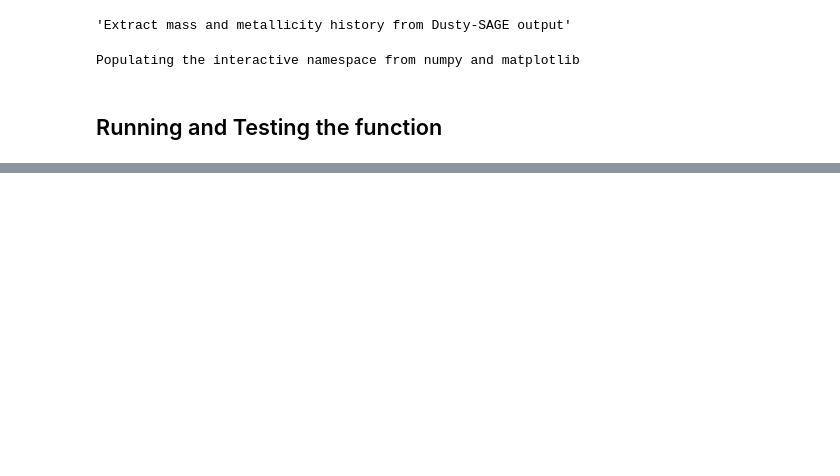
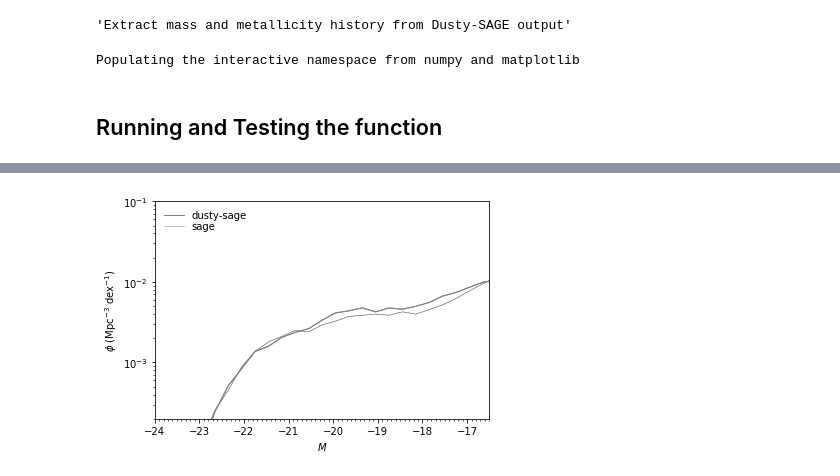
Before and after one commit to dptriani/mentari, a Jupyter notebook: For-dusty-sage.ipynb, the cells around one changed output, grey strips where cells are left out. Saved outputs shown, nothing was run; the diff lists cells and outputs as text; code cells hidden in the pictures; blank space fills up the shorter version.

```diff
--- a/For-dusty-sage.ipynb
+++ b/For-dusty-sage.ipynb
@@ -1156,0 +1189,2 @@ wavelength_v2, spectra_v2 = generate_SED_v2(0, age, mass_new, metals_new) #wavel
+# %%
+wavelength_sage_all, spectra_sage_all = generate_SED(0,age, mass_sage, metals_sage)
@@ -1157,5 +1194,5 @@ wavelength_v2, spectra_v2 = generate_SED_v2(0, age, mass_new, metals_new) #wavel
 # %%
-filter_list = ('Sdss_u', 'Sdss_g', 'Sdss_r', 'Sdss_i', 'Sdss_z')
+filter_list = ('TwoMass_Ks', 'Sdss_u', 'Sdss_g', 'Sdss_r', 'Sdss_i', 'Sdss_z')
 z = 0.
 # %%
 plt.plot(age, np.log10(mass_new[0]), label = "mentari")
@@ -1225,3 +1262,7 @@ mab_list_new = mab(wavelength_all_new, spectra_all_new_v2, filter_list, z)
+# %%
+mab_list_dusty = compute_mab(wavelength_dusty_all, spectra_dusty_all, filter_list, z)
+# %%
+mab_list_sage = compute_mab(wavelength_sage_all, spectra_sage_all, filter_list, z)
 # %%
 mab_list_old = mtr.mab(wavelength_all_old, spectra_all_old / Hubble_h, filter_list, z)
 # %%
@@ -1229,7 +1270,7 @@ mab_list_old = mtr.mab(wavelength_all_old, spectra_all_old / Hubble_h, filter_li
 
 hubble=0.73
 label = ['Mu', 'Mg', 'Mr', 'Mi', 'Mz']
-color = ('black', 'blue', 'red', 'green', 'purple')
+color = ('grey', 'black', 'blue', 'red', 'green', 'purple')
 
 mi = -30.0
 ma = -15.0
@@ -1241,8 +1282,8 @@ plt.figure()
 ax =plt.subplot(111)
 
 # Observations from Kelvin et al. 2013
+'''
 # SDSS u
-'''
 Mstar = -18.53
 alpha1 = -0.91
 phistar1 = 0.00964
@@ -1250,7 +1291,8 @@ alpha2 = 1.25
 phistar2 = 0.00146
 xval = 10.0 ** (0.4*(Mstar-M))
 yval = 0.4 * np.log(10.0) * (phistar1 * xval ** (alpha1+1) + phistar2 * xval ** (alpha2+1)) * np.exp(-xval)
-plt.plot(M, yval, '--', c=color[0], lw=0.5, label='Kelvin et al (2013)')
+plt.plot(M, yval, '--', c=color[1], lw=0.5, label='Kelvin et al (2013)')
+
 # SDSS g
 Mstar = -20.28
 alpha1 = -1.29
@@ -1259,7 +1301,7 @@ alpha2 = 0.06
 phistar2 = 0.00488
 xval = 10.0 ** (0.4*(Mstar-M))
 yval = 0.4 * np.log(10.0) * (phistar1 * xval ** (alpha1+1) + phistar2 * xval ** (alpha2+1)) * np.exp(-xval)
-plt.plot(M, yval, '--', c=color[1],lw=0.5)
+plt.plot(M, yval, '--', c=color[2],lw=0.5)
 
 # SDSS r
 Mstar = -20.90
@@ -1269,8 +1311,8 @@ alpha2 = 0.53
 phistar2 = 0.00301
 xval = 10.0 ** (0.4*(Mstar-M))
 yval = 0.4 * np.log(10.0) * (phistar1 * xval ** (alpha1+1) + phistar2 * xval ** (alpha2+1)) * np.exp(-xval)
-plt.plot(M, yval, '--', c=color[2],lw=0.5)
-'''
+plt.plot(M, yval, '--', c=color[3],lw=0.5)
+
 # SDSS i
 Mstar = -21.45
 alpha1 = -1.35
@@ -1279,47 +1321,58 @@ alpha2 = -0.09
 phistar2 = 0.00487
 xval = 10.0 ** (0.4*(Mstar-M))
 yval = 0.4 * np.log(10.0) * (phistar1 * xval ** (alpha1+1) + phistar2 * xval ** (alpha2+1)) * np.exp(-xval)
-plt.plot(M, yval, '--', c=color[3], lw=0.5)
-'''
+plt.plot(M, yval, '--', c=color[4], lw=0.5, label='Kelvin et al (2013)')
+
 # SDSS z
 Mstar = -21.78
 alpha1 = -1.46
 phistar1 = 0.0014
 alpha2 = -0.26
 phistar2 = 0.00505
 xval = 10.0 ** (0.4*(Mstar-M))
 yval = 0.4 * np.log(10.0) * (phistar1 * xval ** (alpha1+1) + phistar2 * xval ** (alpha2+1)) * np.exp(-xval)
-plt.plot(M, yval, '--', c=color[4], lw=0.5)
+plt.plot(M, yval, '--', c=color[5], lw=0.5)
 '''
-ug = [0, 1]
-sdss_r = [2]
-sdss_i = [3]
-sdss_z = [4]
-iz=[3, 4]
+twomass_k = [0]
+ug = [1, 2]
+sdss_r = [3]
+sdss_i = [4]
+sdss_z = [5]
+iz=[4, 5]
+sdss =[1,2,3,4,5]
 
-for i in sdss_r:
+for i in twomass_k:
 
-    counts, binedges = np.histogram(mab_list_new[i], range=(mi, ma), bins=NB)
+    counts, binedges = np.histogram(mab_list_dusty[i], range=(mi, ma), bins=NB)
     xaxeshisto = binedges[:-1] + 0.5 * binwidth
     plt.plot(xaxeshisto, counts/ ((BoxSize/Hubble_h)**3) / binwidth, c=color[i], lw=1.0)
-    '''
-    counts, binedges = np.histogram(mab_list_old[i], range=(mi, ma), bins=NB)
+
+    counts, binedges = np.histogram(mab_list_sage[i], range=(mi, ma), bins=NB)
     xaxeshisto = binedges[:-1] + 0.5 * binwidth
     plt.plot(xaxeshisto, counts/ ((BoxSize/Hubble_h)**3) / binwidth, c=color[i], lw=0.5)
-    '''
+
+counts, binedges = np.histogram(mab_list_dusty[i], range=(mi, ma), bins=NB)
+xaxeshisto = binedges[:-1] + 0.5 * binwidth
+plt.plot(xaxeshisto, counts/ ((BoxSize/Hubble_h)**3) / binwidth, c=color[i], lw=1.0, label='dusty-sage')
+
+counts, binedges = np.histogram(mab_list_sage[i], range=(mi, ma), bins=NB)
+xaxeshisto = binedges[:-1] + 0.5 * binwidth
+plt.plot(xaxeshisto, counts/ ((BoxSize/Hubble_h)**3) / binwidth, c=color[i], lw=0.5, label='sage')
 
 plt.yscale('log', nonposy='clip')
 plt.ylabel(r'$\phi\ (\mathrm{Mpc}^{-3}\ \mathrm{dex}^{-1})$')  # Set the y...
 plt.xlabel(r'$M$')
 plt.ylim(2e-4, 1e-1)
 plt.xlim(-24, -16.5)
 ax.xaxis.set_minor_locator(plt.MultipleLocator(0.1))
 leg = plt.legend(loc='upper left', numpoints=1, labelspacing=0.1)
 leg.draw_frame(False)  # Don't want a box frame
 for t in leg.get_texts():  # Reduce the size of the text
     t.set_fontsize('medium')
-plt.savefig('i.png')
+plt.savefig('k.png')
 plt.show()
+# %% [output]
+[figure, added]
 # %%
 wavelength_all_old, spectra_all_old = mtr.generate_SED(lookbacktime, MassHist_old, MetalHist_old) #wavelength in Angstorm, spectra in Lsun/Angstorm
 # %%
```
Also changed, not shown: parts of 19 cells of this notebook, 1 other file.
